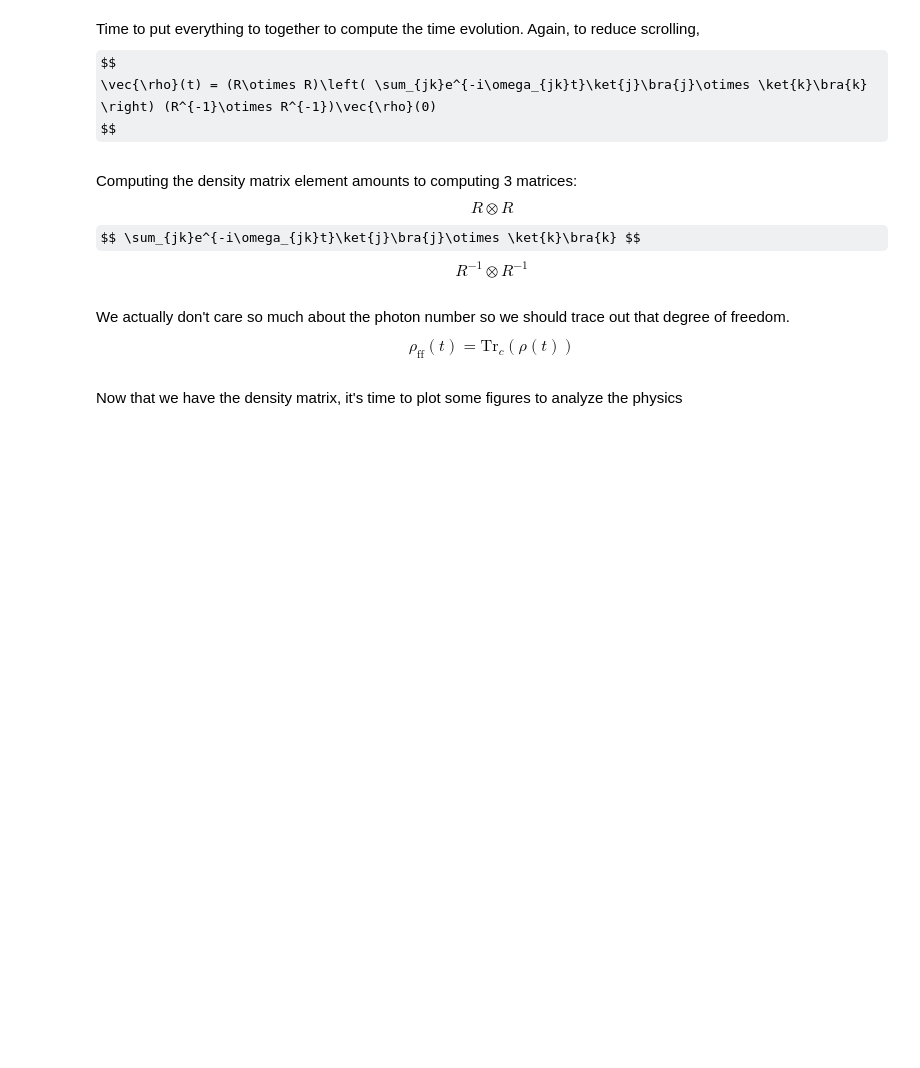
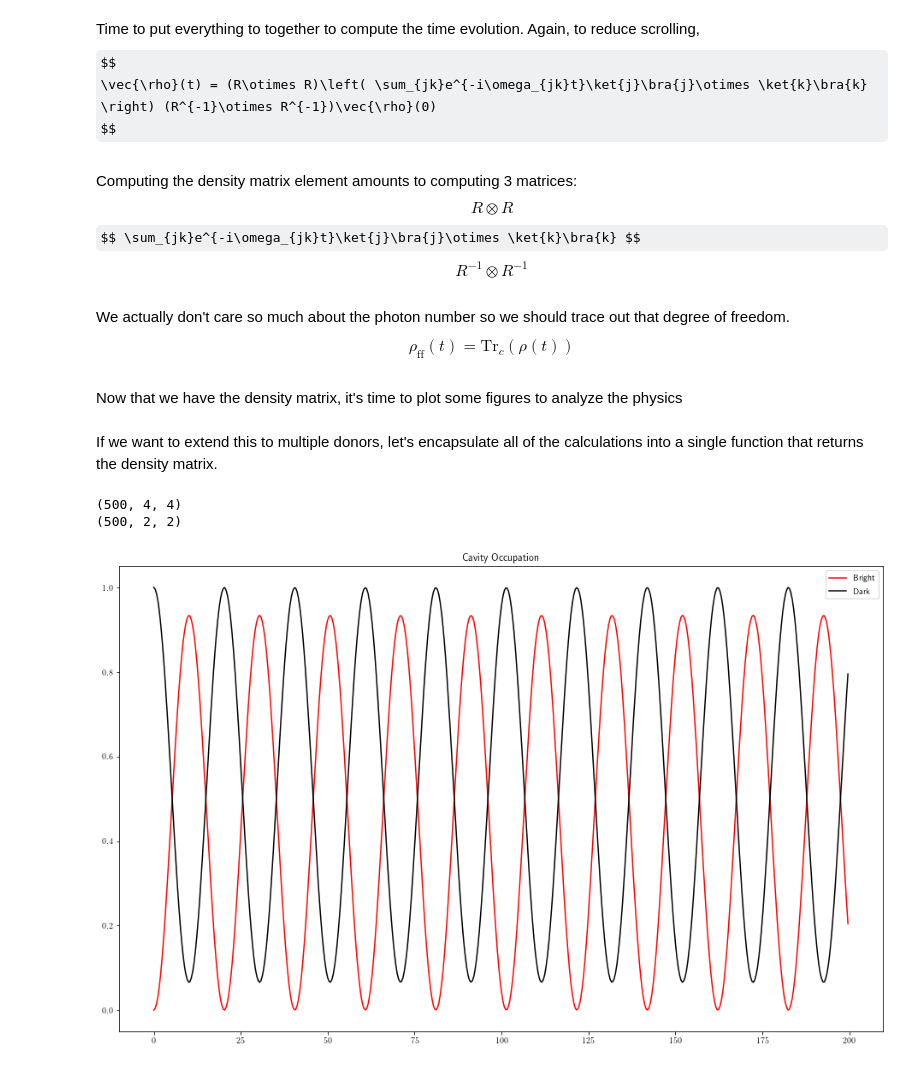
Before and after one commit to jtruong04/FlipFlopQubit_CavityCoupling, a Jupyter notebook: _notebooks/Time_Evolution.ipynb, the cells around one changed output. Cells and saved outputs as stored; diff of their text form; code cells hidden in the pictures; some formulas as TeX source; blank space fills up the shorter version.

```diff
--- a/_notebooks/Time_Evolution.ipynb
+++ b/_notebooks/Time_Evolution.ipynb
@@ -125,16 +133,14 @@ for i, time in enumerate(t):
 # %%
-# Multiply everything together and reshape back to matrix of shape (N_t, 8, 8)
-rho = (np.matmul(np.matmul(np.matmul(RR,eiwt),RR_INV),initial_rho_vec)).reshape(N_t,8,8)
+# # Multiply everything together and reshape back to matrix of shape (N_t, 8, 8)
+# rho = (np.matmul(np.matmul(np.matmul(RR,eiwt),RR_INV),initial_rho_vec)).reshape(N_t,8,8)
 # %% [markdown]
 We actually don't care so much about the photon number so we should trace out that degree of freedom.
 $$
     \rho_{\textrm{ff}}(t) = \textrm{Tr}_c(\rho(t))
 $$
 # %%
-N_c = 2
-N_ff = 4
-rho_tensor = rho.reshape(N_t, N_c, N_ff, N_c, N_ff)
-rho_ff = np.trace(rho_tensor, axis1 = 1, axis2 = 3)
-rho_cav = np.trace(rho_tensor, axis1 = 2, axis2 = 4)
+# rho_tensor = rho.reshape(N_t, N_c, N_q**N_d, N_c, N_q**N_d)
+# rho_ff = np.trace(rho_tensor, axis1 = 1, axis2 = 3)
+# rho_cav = np.trace(rho_tensor, axis1 = 2, axis2 = 4)
 # %% [markdown]
 Now that we have the density matrix, it's time to plot some figures to analyze the physics
@@ -145,0 +169,2 @@ rc('text', usetex=True)
+# %% [markdown]
+If we want to extend this to multiple donors, let's encapsulate all of the calculations into a single function that returns the density matrix.
@@ -145,0 +239,32 @@ rc('text', usetex=True)
+# %%
+# Test function to make sure we get the same result as before
+initial_cavity_state = np.array([[1,0]]).transpose()
+initial_flipflop_state = np.array([[0,1,0,0]]).transpose()
+initial_total_state = np.kron(initial_cavity_state,initial_flipflop_state)
+N_d = 1  # Number of donor qubits
+wc = 0.5 # GHz, TODO: Find actual value for this
+gc = 0.3 # GHz, TODO: Find actual value for this
+parameters_qubits = []
+for _ in np.arange(N_d):
+    parameters_qubits.append({'Vt':11.4, 'wB':11.3, 'eps':0})
+parameters_cavity = {'wc': wc , 'gc':gc}
+N_t = 500
+T_Max = 200
+t, rho_ff, rho_cav = computeDensityMatrixZeroNoise(initial_total_state , N_t, T_Max, N_d, parameters_qubits, parameters_cavity)
+print(rho_ff.shape)
+print(rho_cav.shape)
+# %% [output]
+(500, 4, 4)
+(500, 2, 2)
+# %%
+fig=plt.figure(figsize=(16,10))
+ax = fig.add_subplot(111)
+ax.plot(t,rho_cav[:,1,1], label='Bright', color = 'red')
+ax.plot(t,rho_cav[:,0,0], label='Dark', color = 'black')
+# ax.set_xlabel('Time (ns)')?
+ax.set_ylabel('')
+ax.set_title('Cavity Occupation')
+plt.legend(loc=0)
+plt.show()
+# %% [output]
+[figure, added]
```
Also changed, not shown: parts of 16 cells of this notebook.
